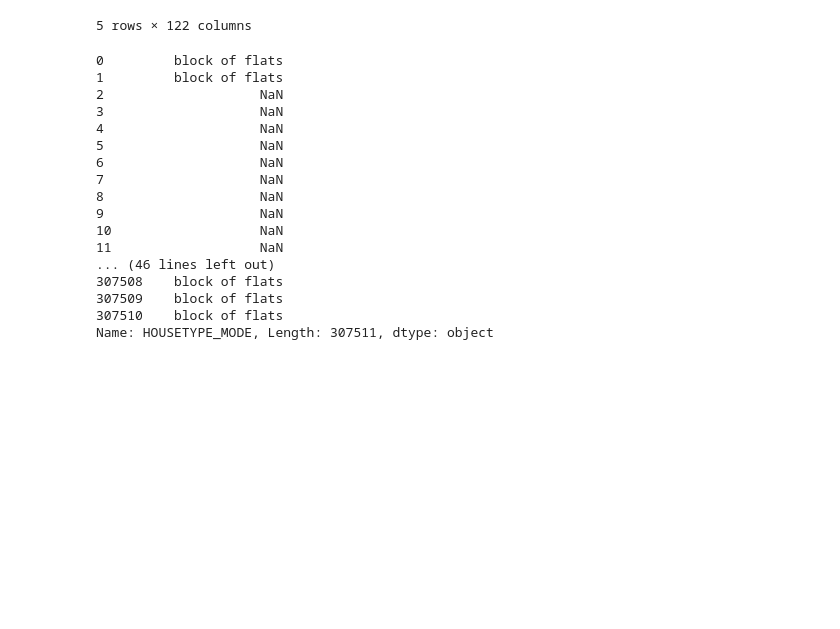
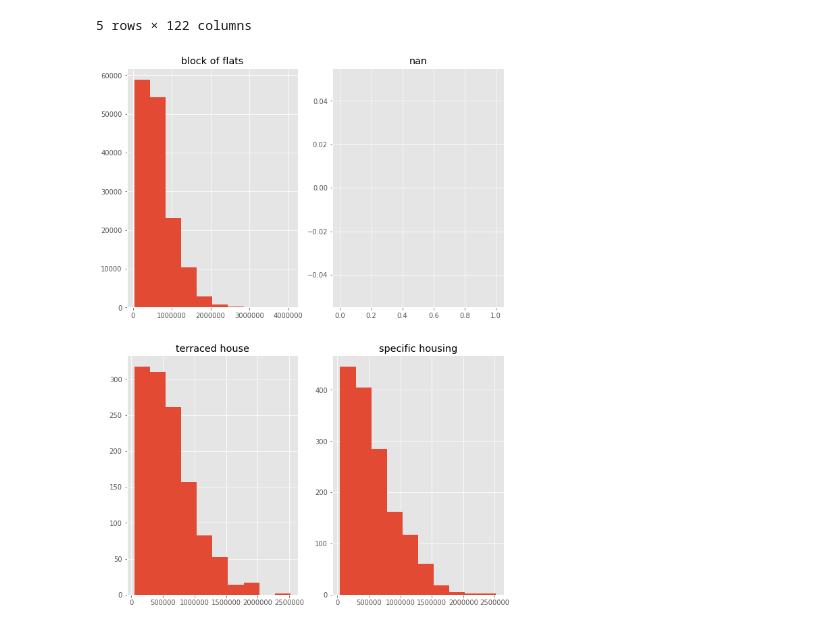
Before and after one commit to Chung-EnChen/2nd-ML100Days, a Jupyter notebook: Homework/Day_014_HW.ipynb, the cells around one changed output. Saved outputs shown, nothing was run; the diff lists cells and outputs as text; code cells hidden in the pictures; blank space fills up the shorter version.

```diff
--- a/Homework/Day_014_HW.ipynb
+++ b/Homework/Day_014_HW.ipynb
@@ -39,43 +39,25 @@ Path of read in data: ./data/application_train.csv
 | 3 | 100006 | 0 | Cash loans | F | N | Y | 0 | ... |
 | 4 | 100007 | 0 | Cash loans | M | N | Y | 0 | ... |
 5 rows × 122 columns
-# %%
-app_train['HOUSETYPE_MODE']
-# %% [output]
-0         block of flats
-1         block of flats
-2                    NaN
-3                    NaN
-4                    NaN
-5                    NaN
-6                    NaN
-7                    NaN
-8                    NaN
-9                    NaN
-10                   NaN
-11                   NaN
-... (46 lines left out)
-307508    block of flats
-307509    block of flats
-307510    block of flats
-Name: HOUSETYPE_MODE, Length: 307511, dtype: object
 # %%
 # 使用不同的 HOUSETYPE_MODE 類別繪製圖形, 並使用 subplot 排版
 """
 Your Code Here
 """
-unique_house_type =
+unique_house_type = app_train['HOUSETYPE_MODE'].unique()
 
 nrows = len(unique_house_type)
 ncols = nrows // 2
 
 plt.figure(figsize=(10,30))
 for i in range(len(unique_house_type)):
     plt.subplot(nrows, ncols, i+1)
     """
     Your Code Here
     """
-    app_train.loc[ , ].hist()
+    app_train.loc[app_train['HOUSETYPE_MODE'] == unique_house_type[i], 'AMT_CREDIT'].hist()
 
     plt.title(str(unique_house_type[i]))
 plt.show()
+# %% [output]
+[figure, added]
```
